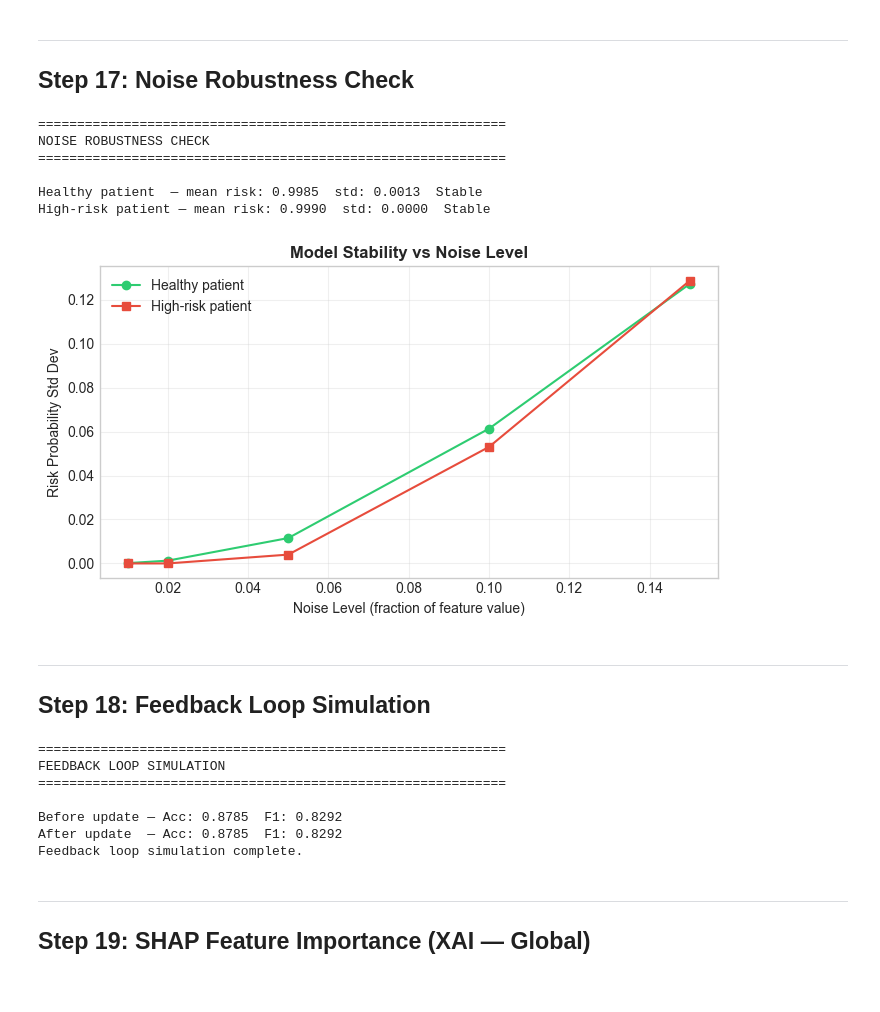
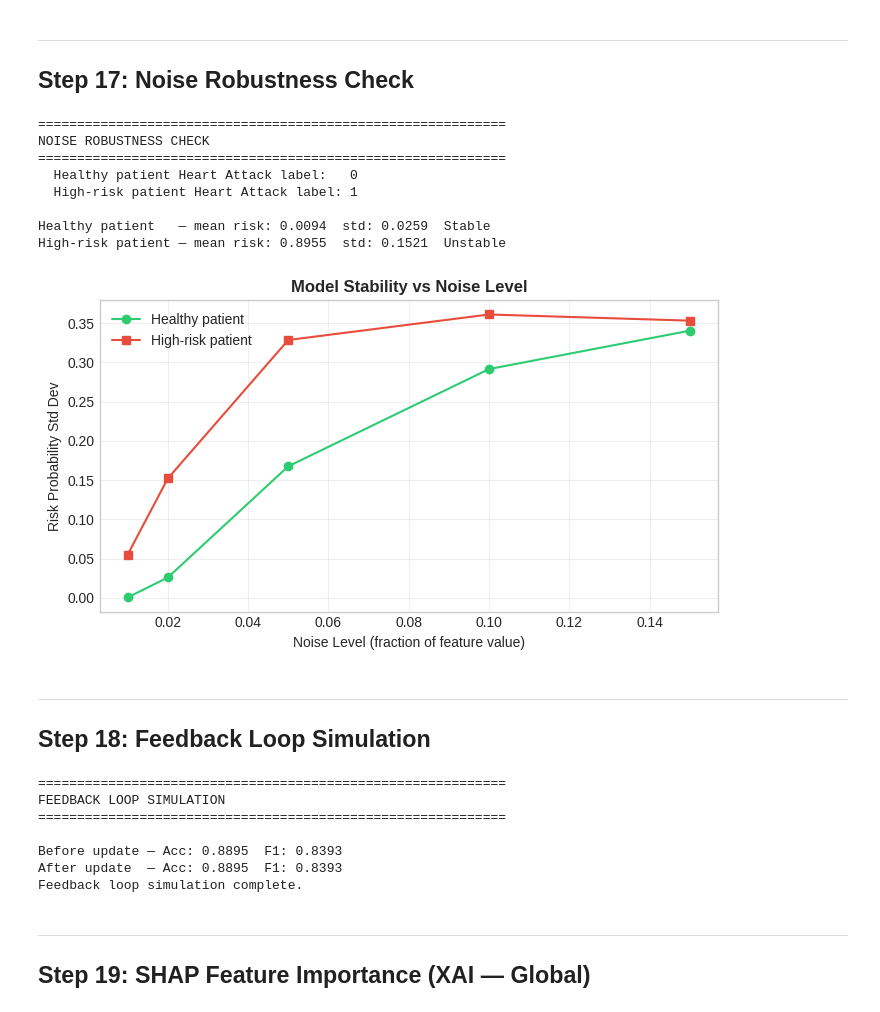
Before and after one commit to Desin898/Cardio-AI, a Jupyter notebook: Model/Recommendation_model.ipynb, the cells around one changed output. Drawn from its saved outputs; the diff is of its cells as text; code cells hidden in the pictures.

```diff
--- a/Model/Recommendation_model.ipynb
+++ b/Model/Recommendation_model.ipynb
@@ -167,7 +172,7 @@ Configuration loaded.
 ---
 ## Step 3: Load Data & EDA Dashboard
 # %%
-df = pd.read_csv(r'C:\Users\User\Desktop\DSGP Viva\model\CM2603-DSGP-Group-3\Dataset\converted_patient_format.csv')
+df = pd.read_csv(r'converted_patient_format.csv')
 print(f'Dataset shape: {df.shape[0]} rows x {df.shape[1]} columns')
 print(f'Columns: {list(df.columns)}')
 df.head()
@@ -491,17 +543,20 @@ X_test_with_graph['community']  = graph_test_df['community']
 
 FINAL_FEATURES = FEATURE_COLUMNS + ['degree', 'clustering', 'community']
 
+# FIX 3: Add Gaussian noise BEFORE scaling so the scaler's mean/std
+# reflects the actual distribution the model will train on.
+# Noise on raw (unscaled) features — std is 1% of each column's std.
+np.random.seed(RANDOM_STATE)
+X_train_raw = X_train_with_graph[FINAL_FEATURES].copy()
+col_stds    = X_train_raw.std()
+noise_raw   = np.random.normal(loc=0.0, scale=0.01, size=X_train_raw.shape) * col_stds.values
+X_train_noisy = X_train_raw + noise_raw
+
 scaler_graph = StandardScaler()
-X_train_final_clean = scaler_graph.fit_transform(X_train_with_graph[FINAL_FEATURES])
-X_test_final        = scaler_graph.transform(X_test_with_graph[FINAL_FEATURES])
-
-# Add Gaussian noise to training only — breaks perfect feature separability
-# and forces the model to learn robust boundaries instead of memorising
-np.random.seed(RANDOM_STATE)
-noise = np.random.normal(loc=0.0, scale=0.15, size=X_train_final_clean.shape)
-X_train_final = X_train_final_clean + noise
+X_train_final = scaler_graph.fit_transform(X_train_noisy)   # fit on noisy train
+X_test_final  = scaler_graph.transform(X_test_with_graph[FINAL_FEATURES])  # transform clean test
 
 print(f'Final feature set  — Train: {X_train_final.shape} | Test: {X_test_final.shape}')
-print(f'Noise std added to training features: 0.15')
+print(f'Noise std: 1% of each feature std (applied before scaling)')
 print(f'Features: {FINAL_FEATURES}')
 # %% [output]
@@ -999,42 +1097,57 @@ def noise_robustness(patient_dict, n_trials=100, noise_pct=0.02):
         probs.append(predict_risk_for_patient(noisy))
     return np.mean(probs), np.std(probs)
 
-healthy_patient  = X_train_with_graph.iloc[0].to_dict()
-high_risk_idx    = np.where(y_ha_test.values == 1)[0][0]
-highrisk_patient = X_test_with_graph.iloc[high_risk_idx].to_dict()
+# FIX 4: Select a genuinely low-risk patient (Heart Attack == 0 in training set)
+# instead of blindly using .iloc[0] which may be high-risk.
+low_risk_indices  = np.where(y_ha_train.values == 0)[0]
+high_risk_indices = np.where(y_ha_test.values  == 1)[0]
+
+healthy_patient   = X_train_with_graph.iloc[low_risk_indices[0]].to_dict()
+highrisk_patient  = X_test_with_graph.iloc[high_risk_indices[0]].to_dict()
+
+print(f'  Healthy patient Heart Attack label:   {y_ha_train.iloc[low_risk_indices[0]]}')
+print(f'  High-risk patient Heart Attack label: {y_ha_test.iloc[high_risk_indices[0]]}')
 
 m_h, s_h = noise_robustness(healthy_patient)
 m_r, s_r = noise_robustness(highrisk_patient)
 
-print(f'\nHealthy patient  — mean risk: {m_h:.4f}  std: {s_h:.4f}  {"Stable" if s_h < 0.05 else "Unstable"}')
+print(f'\nHealthy patient   — mean risk: {m_h:.4f}  std: {s_h:.4f}  {"Stable" if s_h < 0.05 else "Unstable"}')
 print(f'High-risk patient — mean risk: {m_r:.4f}  std: {s_r:.4f}  {"Stable" if s_r < 0.05 else "Unstable"}')
+
+# Sanity check
+if m_h > 0.5:
+    print('  ⚠ WARNING: Healthy patient predicted as high-risk. Check model calibration.')
+if m_r < 0.5:
+    print('  ⚠ WARNING: High-risk patient predicted as low-risk. Check model calibration.')
 
 # Plot std across noise levels
 noise_levels = [0.01, 0.02, 0.05, 0.10, 0.15]
 stds_h, stds_r = [], []
 for nl in noise_levels:
     _, sh = noise_robustness(healthy_patient,  noise_pct=nl)
     _, sr = noise_robustness(highrisk_patient, noise_pct=nl)
     stds_h.append(sh); stds_r.append(sr)
 
 plt.figure(figsize=(7, 4))
 plt.plot(noise_levels, stds_h, marker='o', label='Healthy patient',   color='#2ecc71')
 plt.plot(noise_levels, stds_r, marker='s', label='High-risk patient', color='#e74c3c')
 plt.xlabel('Noise Level (fraction of feature value)')
 plt.ylabel('Risk Probability Std Dev')
 plt.title('Model Stability vs Noise Level', fontweight='bold')
 plt.legend(); plt.grid(True, alpha=0.3)
 plt.tight_layout()
 plt.savefig('noise_robustness.png', bbox_inches='tight', dpi=120)
 plt.show()
 # %% [output]
 ============================================================
 NOISE ROBUSTNESS CHECK
 ============================================================
+  Healthy patient Heart Attack label:   0
+  High-risk patient Heart Attack label: 1
 
-Healthy patient  — mean risk: 0.9985  std: 0.0013  Stable
-High-risk patient — mean risk: 0.9990  std: 0.0000  Stable
+Healthy patient   — mean risk: 0.0094  std: 0.0259  Stable
+High-risk patient — mean risk: 0.8955  std: 0.1521  Unstable
-[figure, old version]
+[figure, new version]
 # %% [markdown]
 ---
 ## Step 18: Feedback Loop Simulation
@@ -1073,17 +1186,22 @@ X_aug  = pd.concat([X_train_with_graph, new_data[FINAL_FEATURES]])
 y_aug  = pd.concat([y_train, new_data['rec_label']])
 y_ha_aug = pd.concat([y_ha_train, new_data['Heart Attack']])
 
+# FIX: Encode y_aug to contiguous integers using the existing label_encoder_rec
+y_aug_encoded = label_encoder_rec.transform(y_aug)
+
 # Retrain with best params
 xgb_updated = xgb.XGBClassifier(
     **{k: v for k, v in grid_search.best_params_.items()},
-    objective='multi:softmax', num_class=len(REC_LABELS),
+    objective='multi:softmax', num_class=len(label_encoder_rec.classes_),
     random_state=RANDOM_STATE, eval_metric='mlogloss',
     use_label_encoder=False
 )
 X_aug_scaled = scaler_graph.transform(X_aug)
-xgb_updated.fit(X_aug_scaled, y_aug)
+xgb_updated.fit(X_aug_scaled, y_aug_encoded) # Use encoded y_aug
 
-y_updated_pred = xgb_updated.predict(X_test_final)
+y_updated_pred_encoded = xgb_updated.predict(X_test_final)
+y_updated_pred  = label_encoder_rec.inverse_transform(y_updated_pred_encoded)
+
 new_f1  = f1_score(y_test,  y_updated_pred, average='weighted', zero_division=0)
 new_acc = accuracy_score(y_test, y_updated_pred)
 
@@ -1095,8 +1213,8 @@ print('Feedback loop simulation complete.')
 FEEDBACK LOOP SIMULATION
 ============================================================
 
-Before update — Acc: 0.8785  F1: 0.8292
-After update  — Acc: 0.8785  F1: 0.8292
+Before update — Acc: 0.8895  F1: 0.8393
+After update  — Acc: 0.8895  F1: 0.8393
 Feedback loop simulation complete.
 # %% [markdown]
 ---
```
Also changed, not shown: parts of 19 cells of this notebook, 21 other files.
